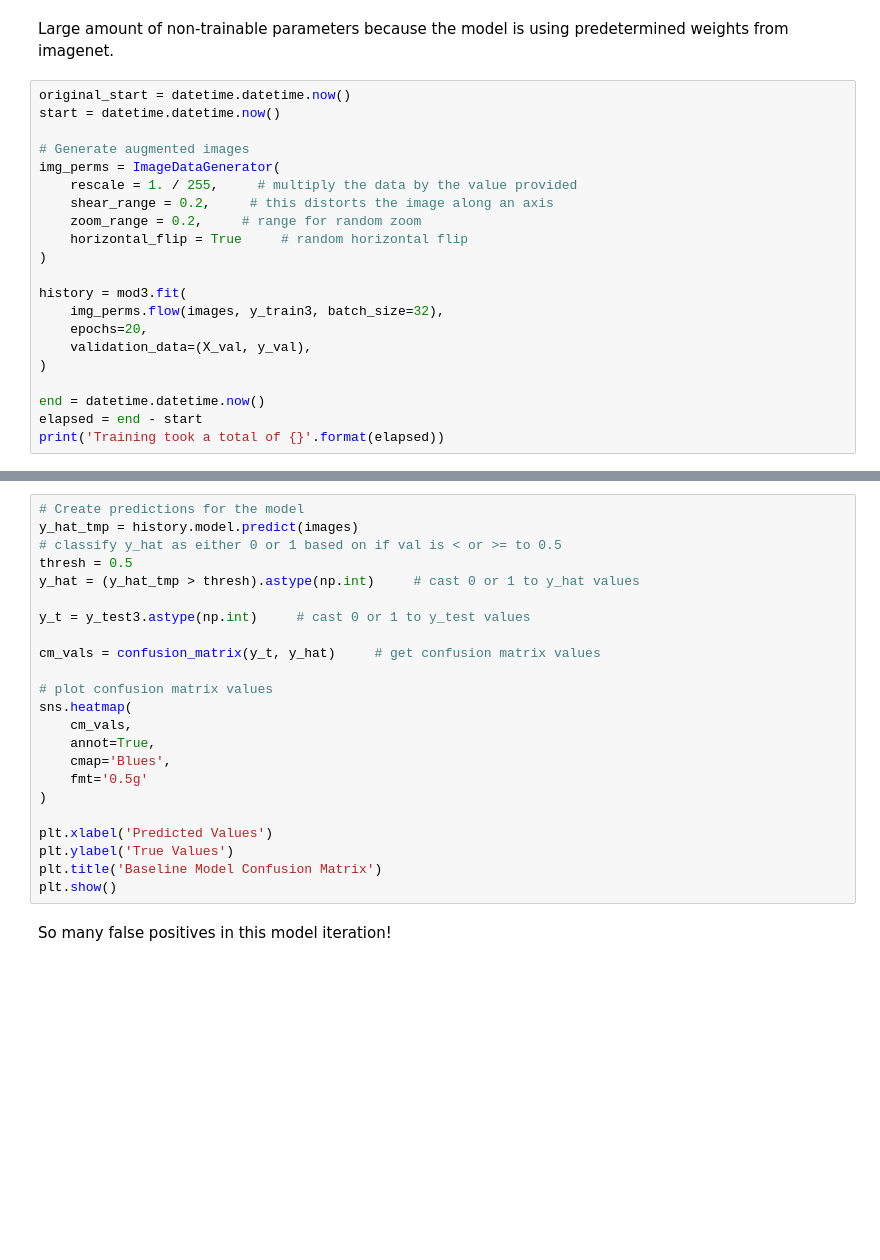
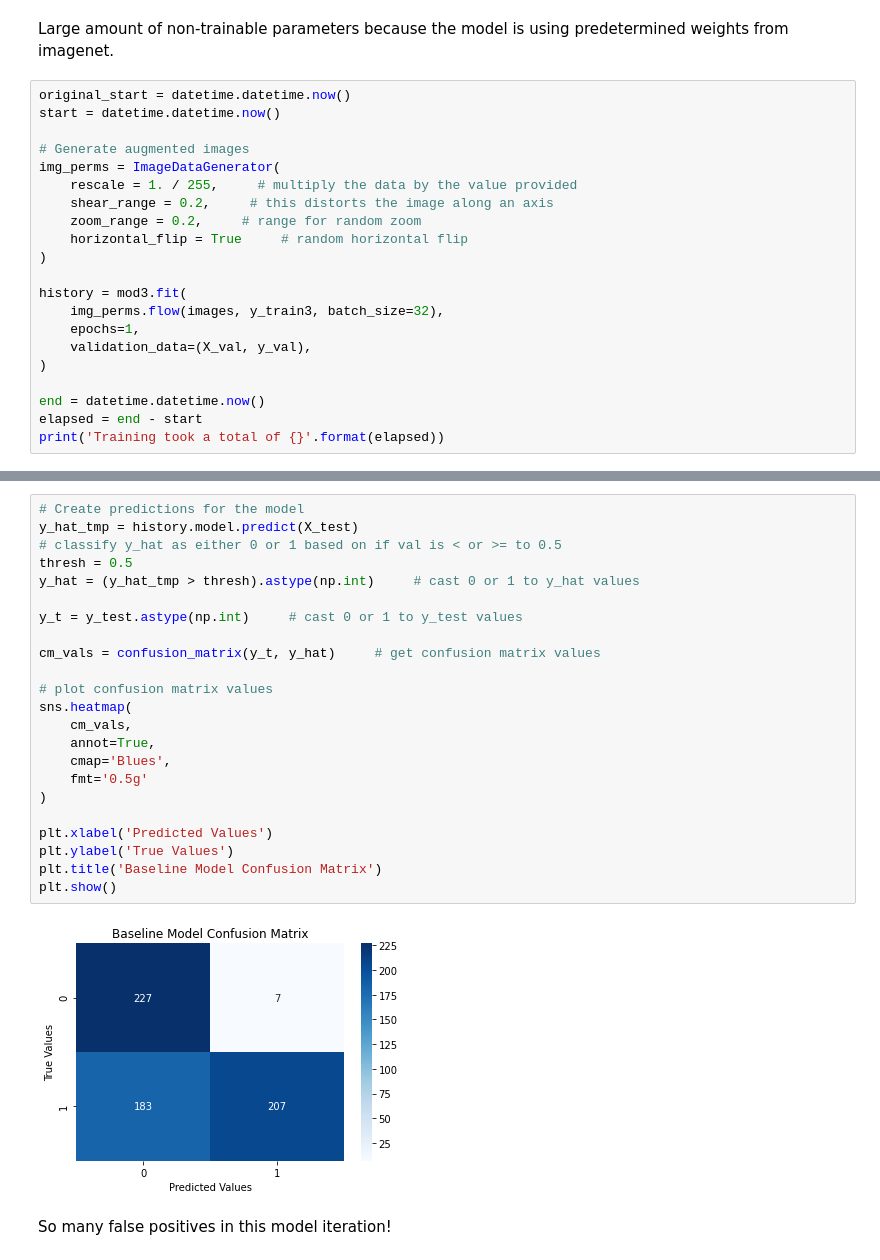
Before and after one commit to samoliver3/dsc-phase-4-project, a Jupyter notebook: index.ipynb, the cells around one changed output, grey strips where cells are left out. Cells and saved outputs as stored; diff of their text form; blank space fills up the shorter version.

```diff
--- a/index.ipynb
+++ b/index.ipynb
@@ -689,7 +705,7 @@ img_perms = ImageDataGenerator(
 
 history = mod3.fit(
     img_perms.flow(images, y_train3, batch_size=32),
-    epochs=20,
+    epochs=1,
     validation_data=(X_val, y_val),
 )
 
@@ -740,26 +748,28 @@ plt.show()
 # %%
 # Create predictions for the model
-y_hat_tmp = history.model.predict(images)
+y_hat_tmp = history.model.predict(X_test)
 # classify y_hat as either 0 or 1 based on if val is < or >= to 0.5
 thresh = 0.5
 y_hat = (y_hat_tmp > thresh).astype(np.int)     # cast 0 or 1 to y_hat values
 
-y_t = y_test3.astype(np.int)     # cast 0 or 1 to y_test values
+y_t = y_test.astype(np.int)     # cast 0 or 1 to y_test values
 
 cm_vals = confusion_matrix(y_t, y_hat)     # get confusion matrix values
 
 # plot confusion matrix values
 sns.heatmap(
     cm_vals,
     annot=True,
     cmap='Blues',
     fmt='0.5g'
 )
 
 plt.xlabel('Predicted Values')
 plt.ylabel('True Values')
 plt.title('Baseline Model Confusion Matrix')
 plt.show()
+# %% [output]
+[figure, added]
 # %% [markdown]
 So many false positives in this model iteration!
 # %% [markdown]
```
Also changed, not shown: parts of 25 cells of this notebook.
